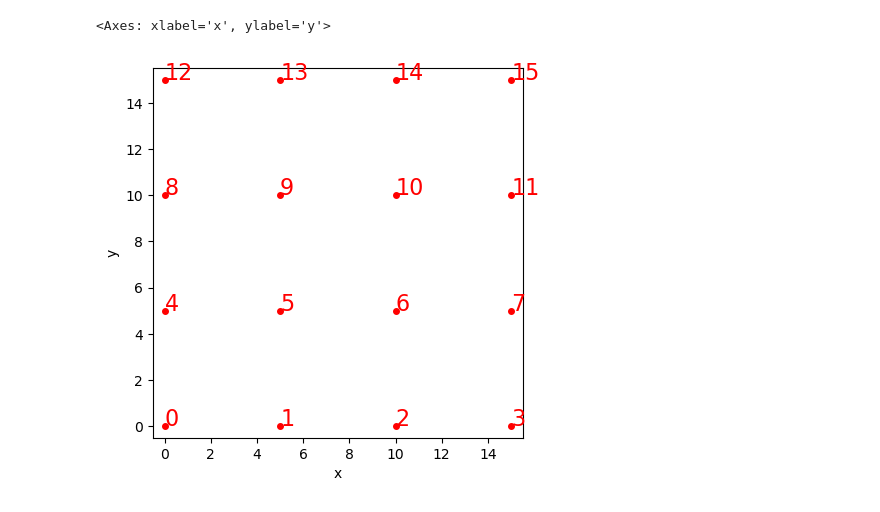
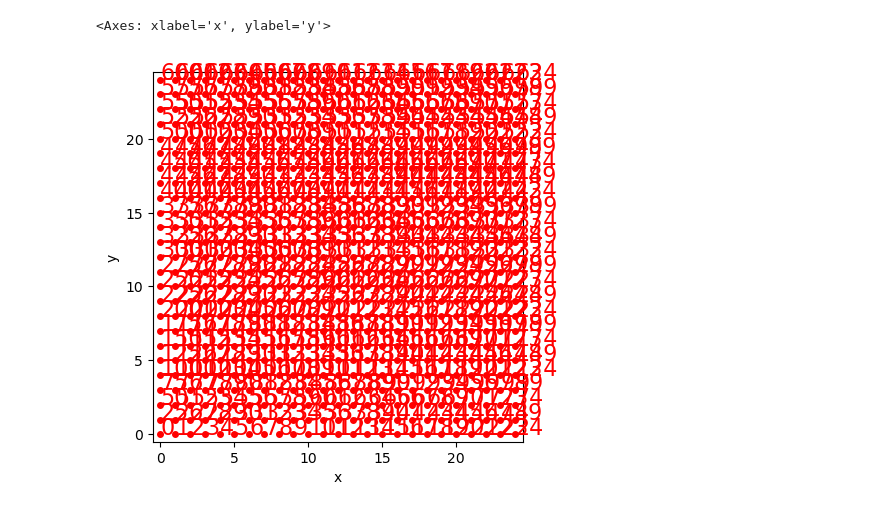
Before and after one commit to csdms-espin/ESPIn2026_ThermalSlump, a Jupyter notebook: grid_creation.ipynb, the cells around one changed output. Saved outputs shown, nothing was run; the diff lists cells and outputs as text; code cells hidden in the pictures.

```diff
--- a/grid_creation.ipynb
+++ b/grid_creation.ipynb
@@ -3,11 +3,11 @@ from landlab import RasterModelGrid,  imshow_grid
 from landlab.plot.graph import plot_graph
 import matplotlib.pyplot as plt
 # %%
-nrows = 4 #grid number of rows
-ncols = 4 #grid number of columns
-dx = 5 #grid cell spacing
+nrows = 25 #grid number of rows
+ncols = 25 #grid number of columns
+dx = 1 #grid cell spacing
 grid = RasterModelGrid((nrows, ncols), dx)
 plot_graph(grid, at="node")
 # %% [output]
 <Axes: xlabel='x', ylabel='y'>
-[figure, old version]
+[figure, new version]
```
Also changed, not shown: parts of 6 cells of this notebook.
